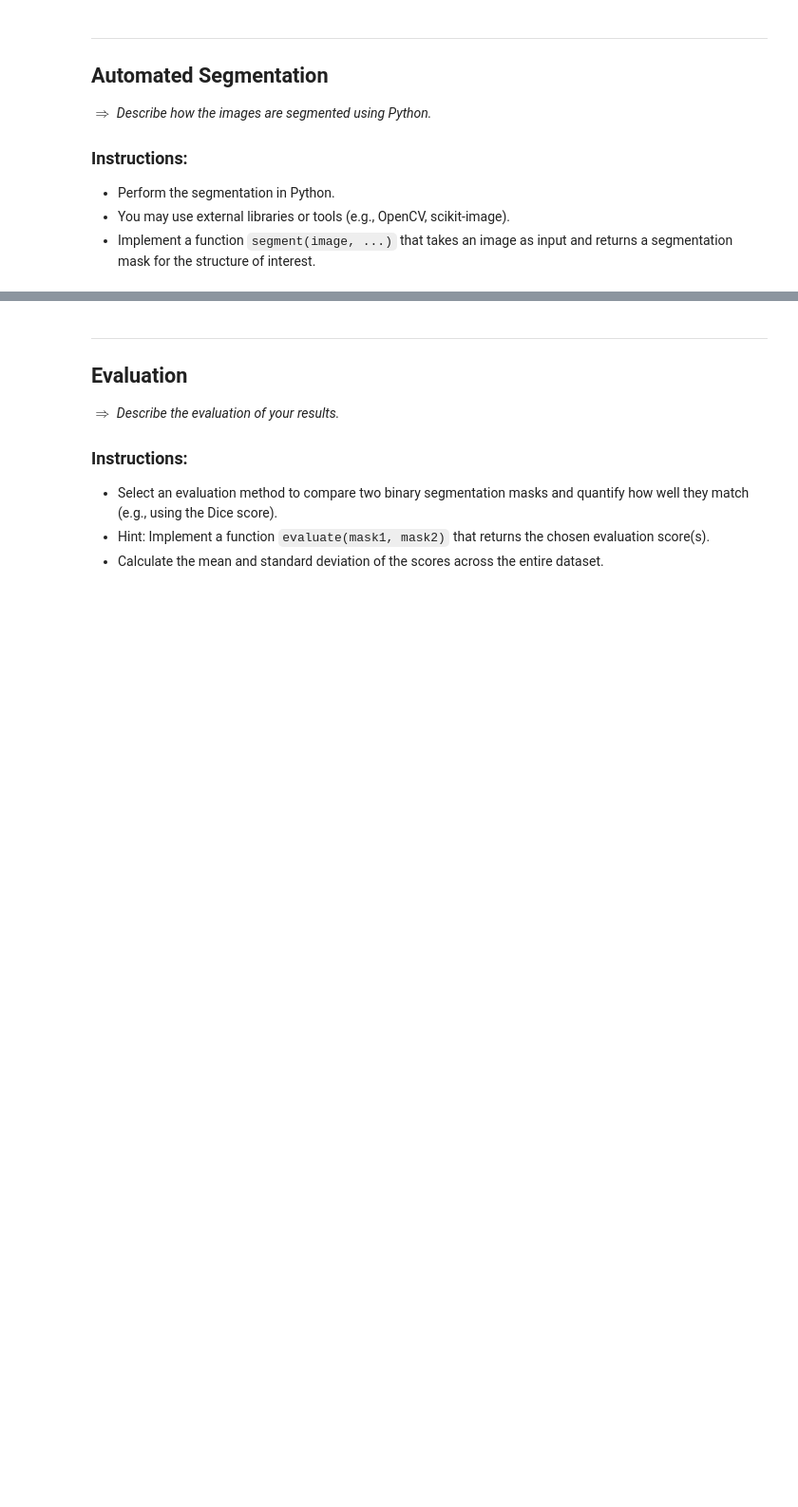
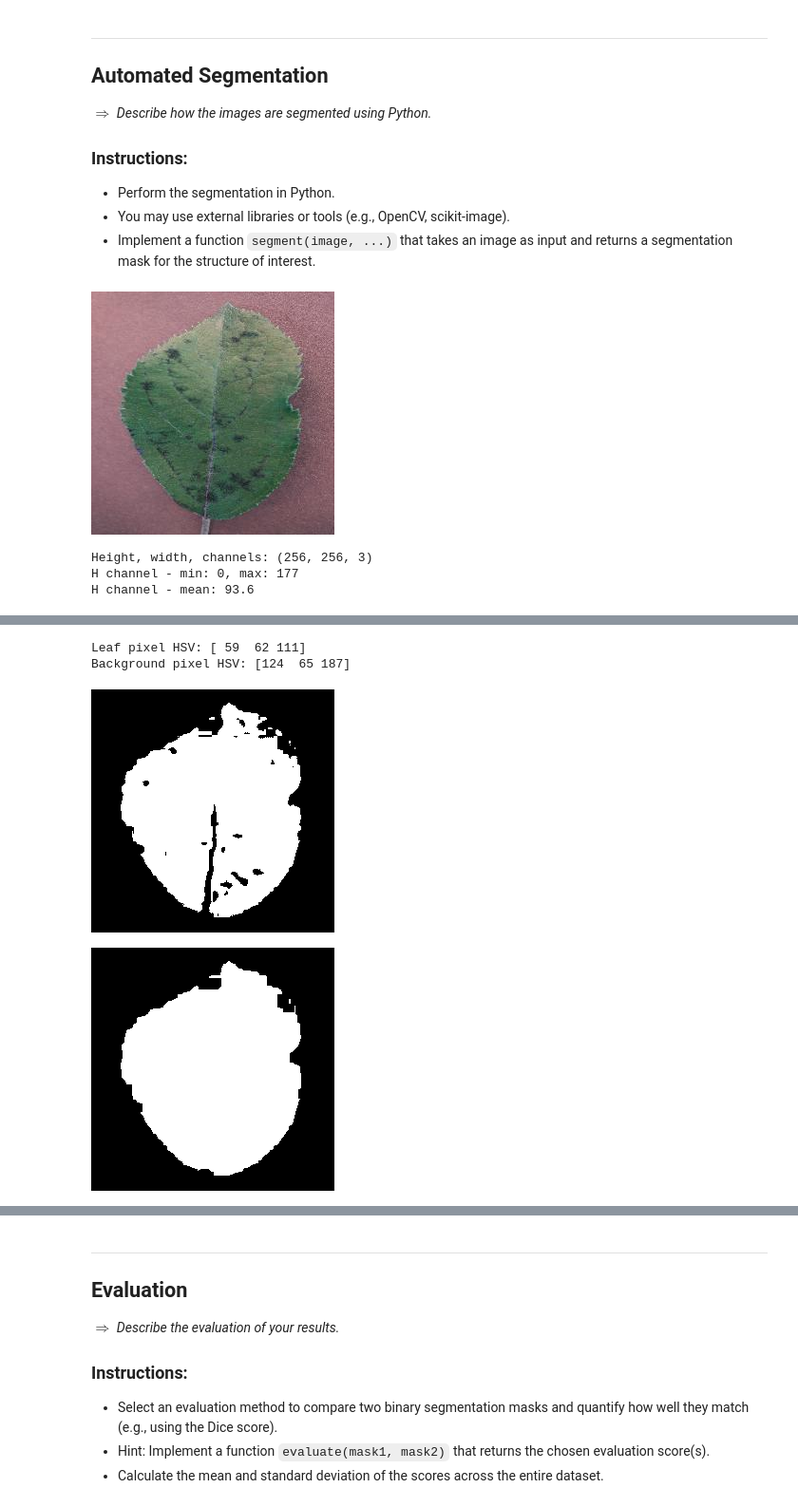
Before and after one commit to majomr/segmentation-co4, a Jupyter notebook: notebook.ipynb, the cells around one changed output, grey strips where cells are left out. Shown at 95% size. Saved outputs shown, nothing was run; the diff lists cells and outputs as text; code cells hidden in the pictures; blank space fills up the shorter version.

Commit message:
leaf mask done

```diff
--- a/notebook.ipynb
+++ b/notebook.ipynb
@@ -126,3 +126,43 @@ import tools
 * Perform the segmentation in Python.
 * You may use external libraries or tools (e.g., OpenCV, scikit-image).
 * Implement a function `segment(image, ...)` that takes an image as input and returns a segmentation mask for the structure of interest.
+# %%
+img19 = cv.imread("data/image_19.JPG", cv.IMREAD_COLOR)
+img19_hsv = cv.cvtColor(img19, cv.COLOR_BGR2HSV)
+tools.display_image(img19)
+
+print("Height, width, channels:", img19_hsv.shape)
+# Check the HSV values
+print(f"H channel - min: {img19_hsv[:,:,0].min()}, max: {img19_hsv[:,:,0].max()}")
+print(f"H channel - mean: {img19_hsv[:,:,0].mean():.1f}")
+
+# Plot the hue histogram
+plt.hist(img19_hsv[:,:,0].flatten(), bins=180, range=[0,180])
+plt.xlabel("Hue value")
+plt.ylabel("Pixel count")
+plt.title("Hue distribution")
+plt.show()
+
+# Sample a pixel that is a leaf
+print("Leaf pixel HSV:", img19_hsv[100, 100])
+# Sample background
+print("Background pixel HSV:", img19_hsv[0, 0])
+
+green_lower = np.array([40,  0, 0])
+green_upper = np.array([85, 255, 255])
+leaf_holes_mask = cv.inRange(img19_hsv, green_lower, green_upper)
+tools.display_image(leaf_holes_mask)
+
+size = (9, 9)
+se = cv.getStructuringElement(cv.MORPH_RECT, size)
+leaf_mask = cv.morphologyEx(leaf_holes_mask, cv.MORPH_CLOSE, se, iterations=1)
+tools.display_image(leaf_mask)
+
+leaf = img19.copy()
+leaf[leaf_mask == 0] = [0, 0, 0]
+tools.display_image(leaf)
+# %% [output]
+[figure, added]
+Height, width, channels: (256, 256, 3)
+H channel - min: 0, max: 177
+H channel - mean: 93.6
@@ -128,0 +170,4 @@ import tools
+Leaf pixel HSV: [ 59  62 111]
+Background pixel HSV: [124  65 187]
+[figure, added]
+[figure, added]
```
Also changed, not shown: parts of 3 cells of this notebook, 20 other files.
